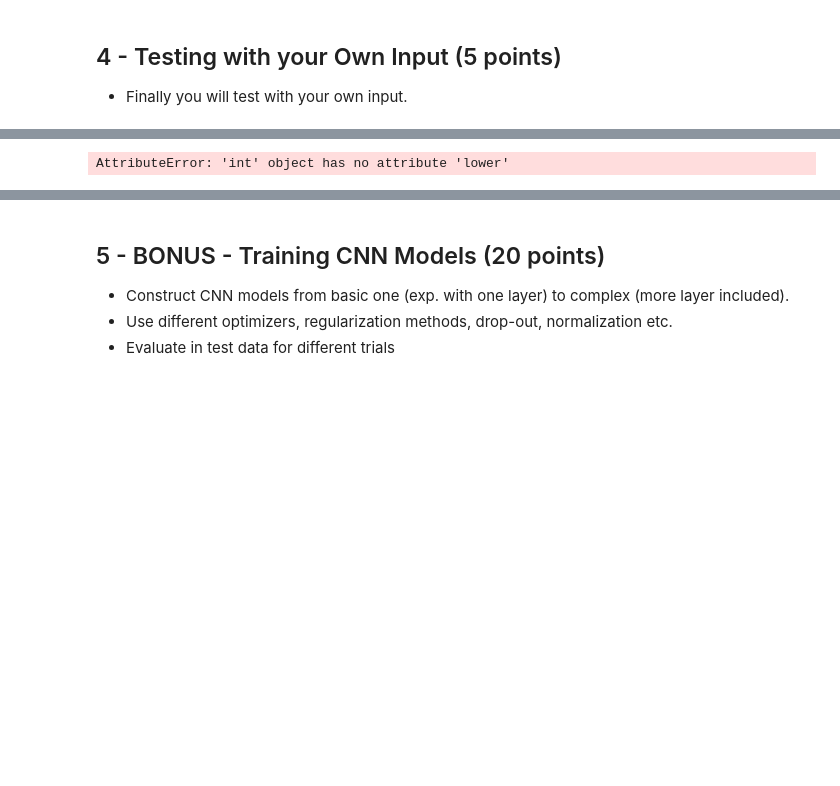
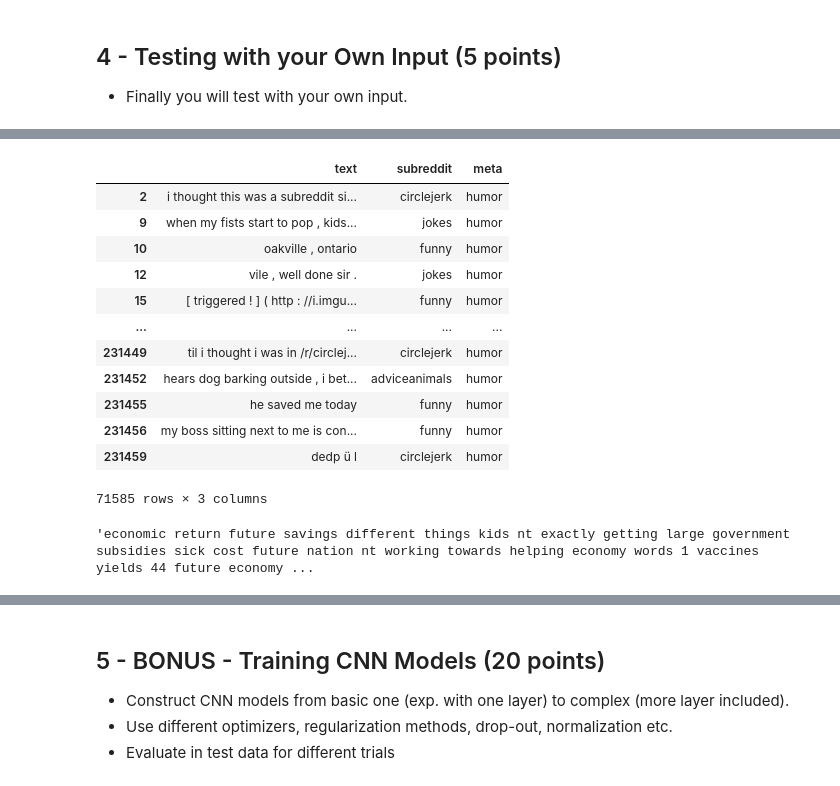
Before and after one commit to salihboraguder/MAT386E-NLP, a Jupyter notebook: HW_2_DL.ipynb, the cells around one changed output, grey strips where cells are left out. Cells and saved outputs as stored; diff of their text form; code cells hidden in the pictures; blank space fills up the shorter version.

```diff
--- a/HW_2_DL.ipynb
+++ b/HW_2_DL.ipynb
@@ -360,6 +395,6 @@ data.iloc[pablo_idx[:5]]
 # %% [markdown]
 We can see that these sentences don't mean anything so we can remove them.
 # %%
-data = data.drop(all_idx)
-data.reset_index(drop=True,inplace=True)
+preprocessed_data = preprocessed_data.drop(all_idx)
+preprocessed_data.reset_index(drop=True,inplace=True)
 # %%
@@ -503,4 +520,0 @@ def predict(sentence):
-# %%
-predict("This is the best")
-# %% [output]
-AttributeError: 'int' object has no attribute 'lower'
@@ -506,0 +523,20 @@ AttributeError: 'int' object has no attribute 'lower'
+# %%
+data.query("meta=='humor'")
+# %% [output]
+|  | text | subreddit | meta |
+| 2 | i thought this was a subreddit si... | circlejerk | humor |
+| 9 | when my fists start to pop , kids... | jokes | humor |
+| 10 | oakville , ontario | funny | humor |
+| 12 | vile , well done sir . | jokes | humor |
+| 15 | [ triggered ! ] ( http : //i.imgu... | funny | humor |
+| ... | ... | ... | ... |
+| 231449 | til i thought i was in /r/circlej... | circlejerk | humor |
+| 231452 | hears dog barking outside , i bet... | adviceanimals | humor |
+| 231455 | he saved me today | funny | humor |
+| 231456 | my boss sitting next to me is con... | funny | humor |
+| 231459 | dedp ü l | circlejerk | humor |
+71585 rows × 3 columns
+# %%
+X_test.iloc[-1]
+# %% [output]
+'economic return future savings different things kids nt exactly getting large government subsidies sick cost future nation nt working towards helping economy words 1 vaccines yields 44 future economy ...
```
Also changed, not shown: parts of 33 cells of this notebook.
